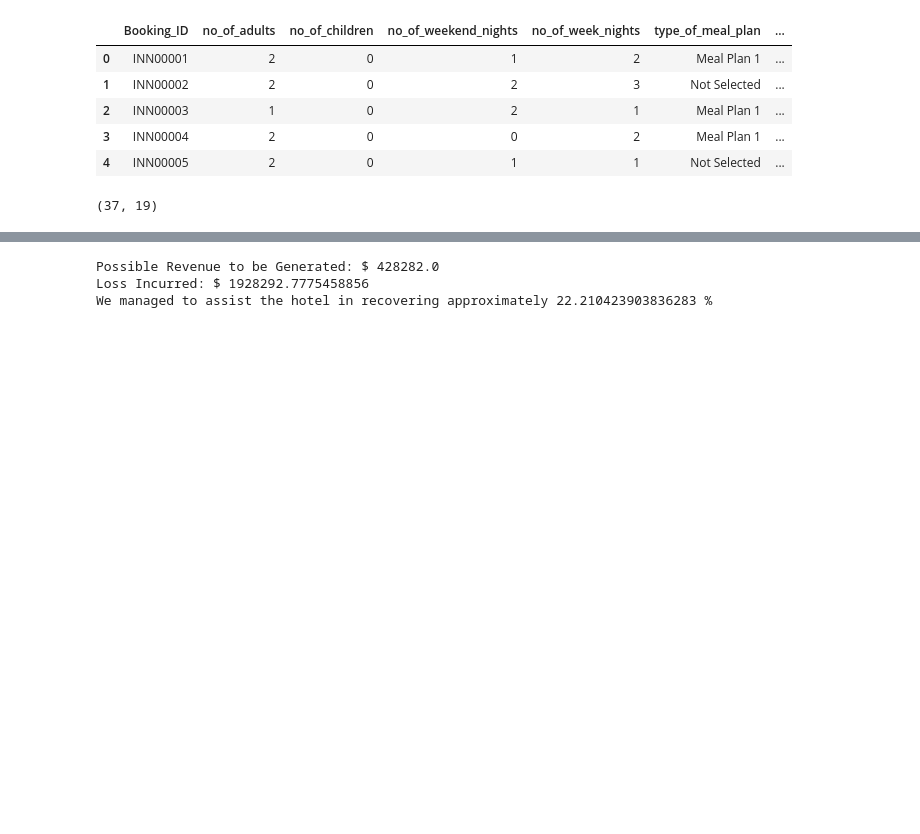
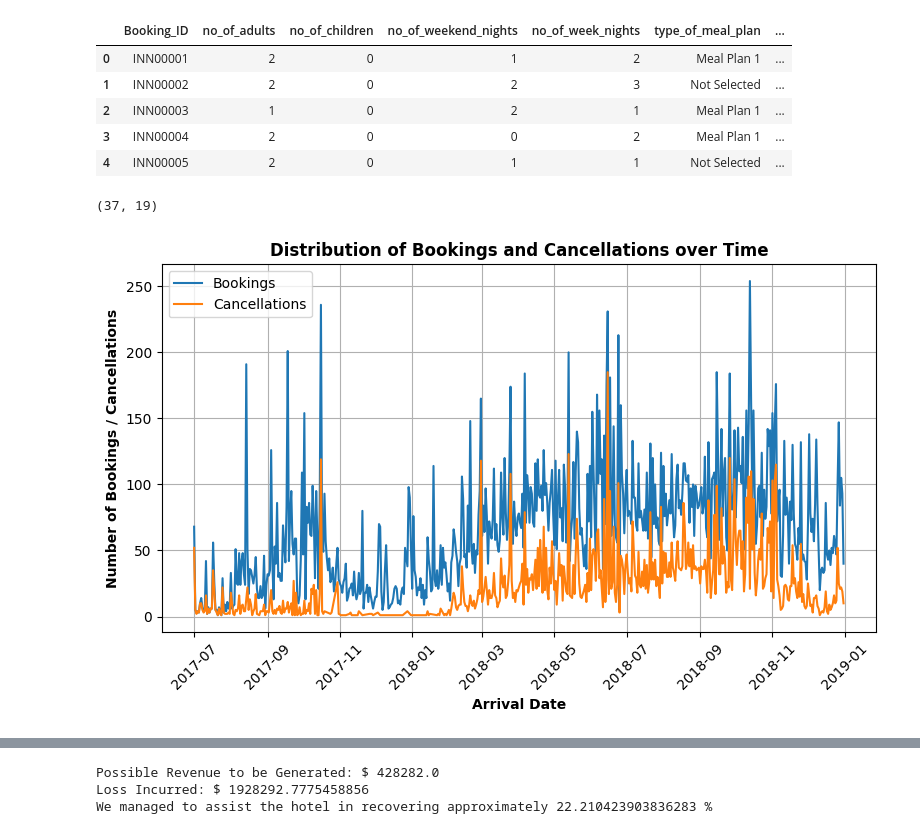
Before and after one commit to saiyam-shah/Hotel_Cancellations, a Jupyter notebook: Booking Battles.ipynb, the cells around one changed output, grey strips where cells are left out. Saved outputs shown, nothing was run; the diff lists cells and outputs as text; code cells hidden in the pictures; blank space fills up the shorter version.

```diff
--- a/Booking Battles.ipynb
+++ b/Booking Battles.ipynb
@@ -27,3 +27,27 @@ df.drop(list_to_drop,inplace=True)
 # %%
 df['date'] = pd.to_datetime(df['arrival_year'].astype(str) + '-' + df['arrival_month'].astype(str) + '-' + df['arrival_date'].astype(str))
 df['quarter'] = pd.to_datetime(df['date']).dt.quarter
+# %%
+hr=pd.get_dummies(df,columns=['booking_status'])
+hr=hr.drop('booking_status_Not_Canceled', axis=1)
+
+# Group the data by arrival dates and count the total bookings for each date
+bookings_by_date = hr.groupby('date').size()
+
+# Group the data by arrival dates and count the cancellations for each date
+cancellations_by_date = hr[hr['booking_status_Canceled'] == 1].groupby('date').size()
+
+# Plot the distribution of bookings and cancellations over time
+plt.figure(figsize=(8, 5))
+plt.plot(bookings_by_date.index, bookings_by_date.values, label='Bookings')
+plt.plot(cancellations_by_date.index, cancellations_by_date.values, label='Cancellations')
+plt.xlabel('Arrival Date', fontdict={'weight': 'bold'})
+plt.ylabel('Number of Bookings / Cancellations', fontdict={'weight': 'bold'})
+plt.title('Distribution of Bookings and Cancellations over Time', fontdict={'weight': 'bold', 'size': 12})
+plt.xticks(rotation=45)
+plt.grid(True)
+plt.legend()
+plt.tight_layout()  # Add some space between title and plot
+plt.show()
+# %% [output]
+[figure, added]
```
Also changed, not shown: parts of 6 cells of this notebook.
